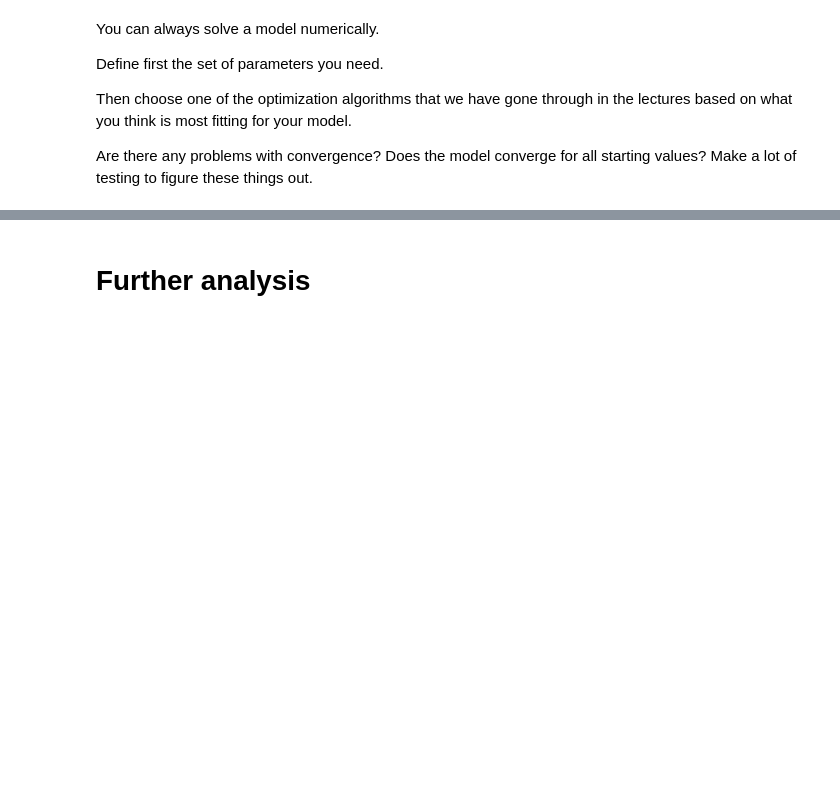
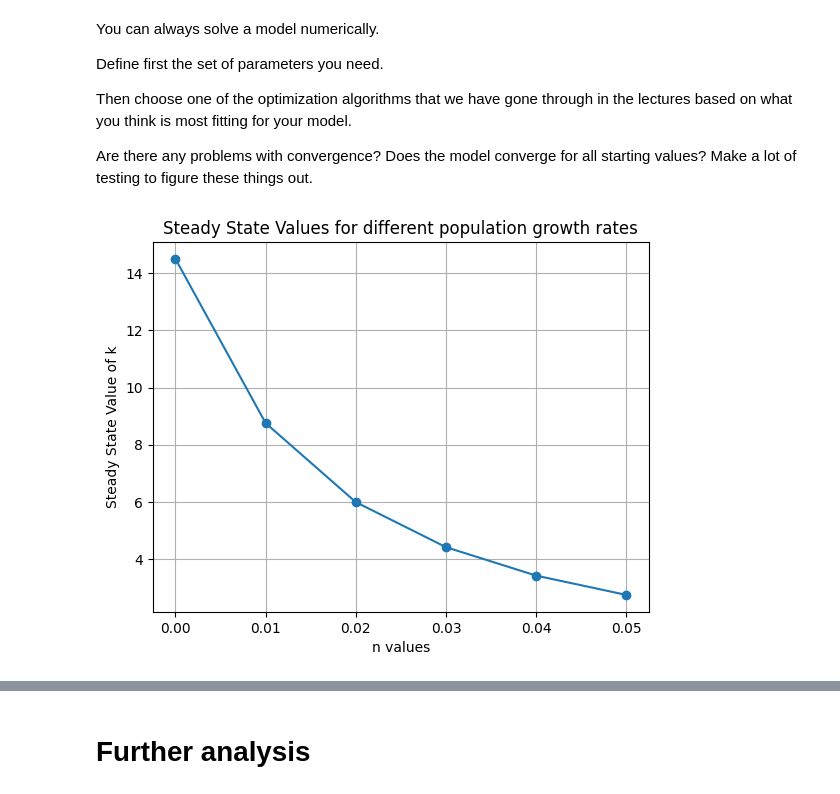
Before and after one commit to NumEconCopenhagen/projects-2024-simon-katrine, a Jupyter notebook: modelproject/modelproject.ipynb, the cells around one changed output, grey strips where cells are left out. Saved outputs shown, nothing was run; the diff lists cells and outputs as text; code cells hidden in the pictures; blank space fills up the shorter version.

```diff
--- a/modelproject/modelproject.ipynb
+++ b/modelproject/modelproject.ipynb
@@ -141,3 +156,25 @@ Define first the set of parameters you need.
 Then choose one of the optimization algorithms that we have gone through in the lectures based on what you think is most fitting for your model.
 
 Are there any problems with convergence? Does the model converge for all starting values? Make a lot of testing to figure these things out.
+# %%
+# We create a list for different values of n, so we can see how it effects the steady state
+n_values = [0, 0.01, 0.02, 0.03, 0.04, 0.05]
+
+# Create a empty list for the steady states
+steady_states = []
+
+# Calculate steady state for each n value
+for n in n_values:
+    obj_kss = lambda k: k - (1/(1+n))*k*(s*k**(alpha-1)+(1-delta))**(1-phi)
+    result = optimize.root_scalar(obj_kss, bracket=[0.1, 100], method='brentq')
+    steady_states.append(result.root)
+
+# Plotting
+plt.plot(n_values, steady_states, marker='o')
+plt.title('Steady State Values for different population growth rates')
+plt.xlabel('n values')
+plt.ylabel('Steady State Value of k')
+plt.grid(True)
+plt.show()
+# %% [output]
+[figure, added]
```
Also changed, not shown: parts of 24 cells of this notebook, 1 other file.
